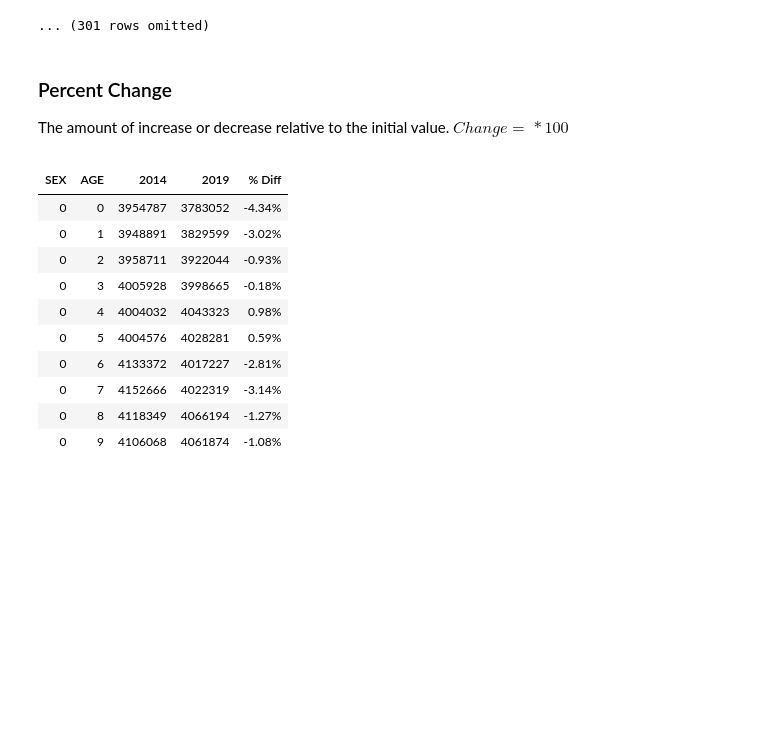
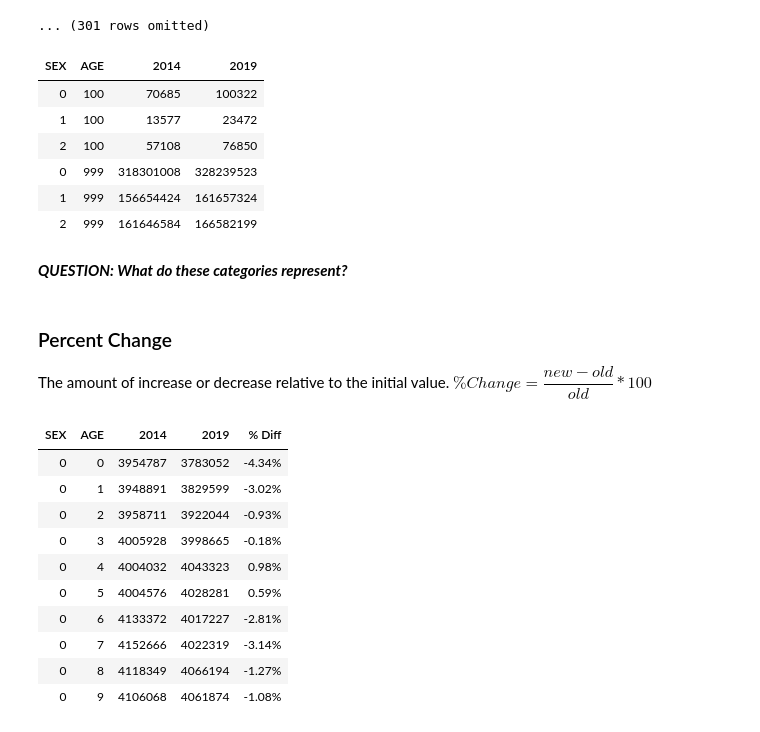
Before and after one commit to RHC-DSCI-100/Lecture-Notes, a Jupyter notebook: lecture/lec06_instructor.ipynb, the cells around one changed output. Cells and saved outputs as stored; diff of their text form; code cells hidden in the pictures; blank space fills up the shorter version.

```diff
--- a/lecture/lec06_instructor.ipynb
+++ b/lecture/lec06_instructor.ipynb
@@ -157,9 +60,20 @@ us_pop.show(5)
 ... (301 rows omitted)
 # %%
 # From the newly created table, find the records for the ages over 100.
+us_pop.where('AGE', are.above_or_equal_to(100)).sort('AGE')
+# %% [output]
+| SEX | AGE | 2014 | 2019 |
+| 0 | 100 | 70685 | 100322 |
+| 1 | 100 | 13577 | 23472 |
+| 2 | 100 | 57108 | 76850 |
+| 0 | 999 | 318301008 | 328239523 |
+| 1 | 999 | 156654424 | 161657324 |
+| 2 | 999 | 161646584 | 166582199 |
+# %% [markdown]
+***QUESTION: What do these categories represent?***
 # %% [markdown]
 ### Percent Change ###
 
 The amount of increase or decrease relative to the initial value.</br>
-$Change = \dfrac{}{}*100$
+$\%Change = \dfrac{new - old}{old}*100$
 # %%
```
Also changed, not shown: parts of 39 cells of this notebook, 1 other file.
